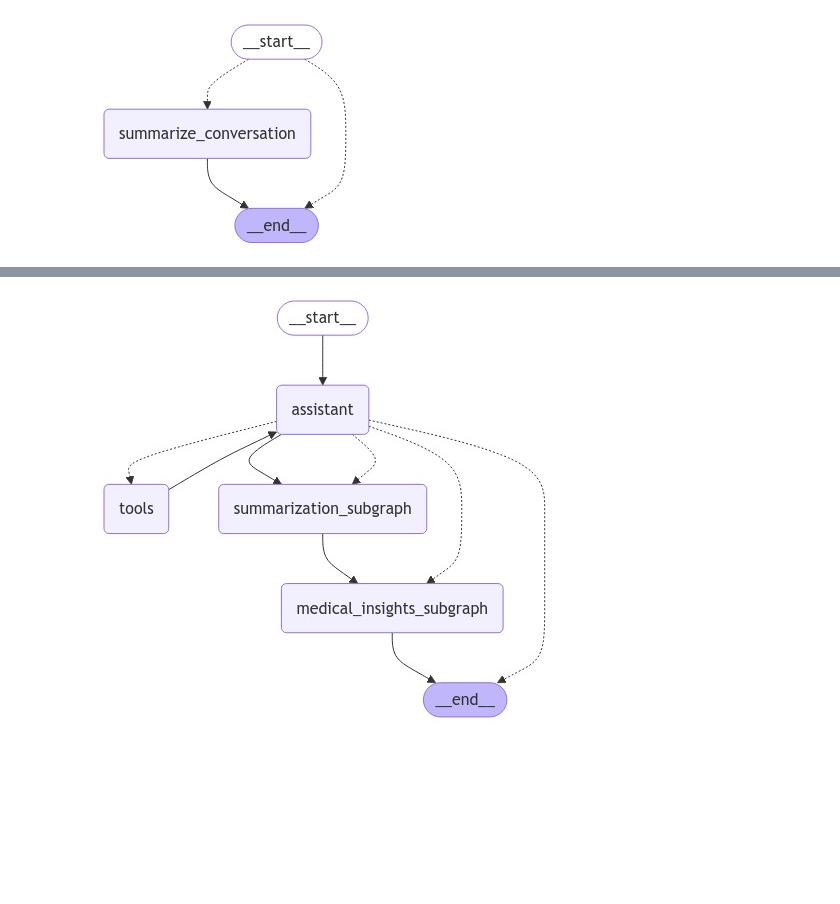
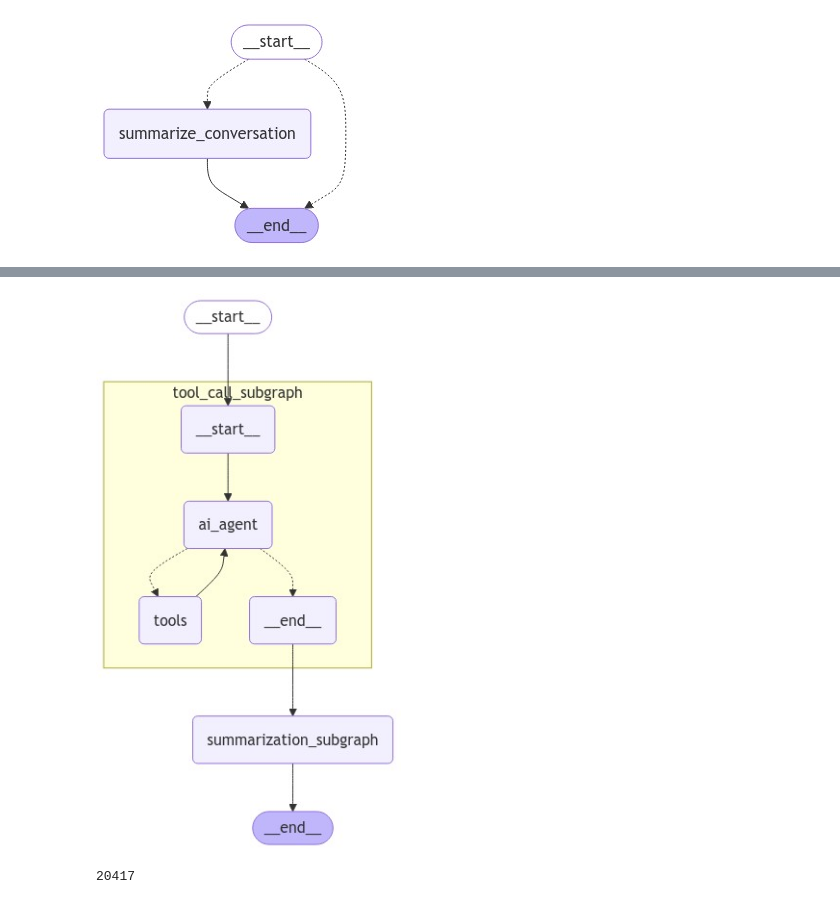
Before and after one commit to sajedjalil/Patient-Chat, a Jupyter notebook: home/notebooks/llm_agent.ipynb, the cells around one changed output, grey strips where cells are left out. Drawn from its saved outputs; the diff is of its cells as text; code cells hidden in the pictures; blank space fills up the shorter version.

```diff
--- a/home/notebooks/llm_agent.ipynb
+++ b/home/notebooks/llm_agent.ipynb
@@ -116,11 +88,11 @@ def if_need_summarization(state: State) -> Literal["summarize_conversation", "__
 # %% [markdown]
 ## Summarization sub graph
 # %%
-def build_summarize_subgraph() -> StateGraph:
+def __build_summarize_subgraph() -> StateGraph:
     builder = StateGraph(State)
-    builder.add_node("summarize_conversation", summarize_conversation)
+    builder.add_node("summarize_conversation", __summarize_conversation)
 
-    builder.add_conditional_edges(START, if_need_summarization)
+    builder.add_conditional_edges(START, __if_need_summarization)
     builder.add_edge("summarize_conversation", END)
 
     return builder
@@ -137,11 +109,12 @@ display(Image(graph.get_graph(xray=True).draw_mermaid_png()))
 # %%
-medical_insights_prompt = """Make an medical insight analysis of the given conversation. Try be concise as much as
-possible. If none found reply only saying - No Medical insights available."""
+tool_list = [Tools.request_medication_change, Tools.request_appointment_change]
+def __build_tool_call_subgraph() -> StateGraph:
+    builder = StateGraph(State)
+    builder.add_node("ai_agent", __ai_agent)
+    builder.add_node("tools", ToolNode(tool_list))
 
-model_claude_3_haiku = ChatAnthropic(model="claude-3-haiku-20240307")
+    builder.add_edge(START, "ai_agent")
+    builder.add_conditional_edges("ai_agent", tools_condition)
+    builder.add_edge("tools", "ai_agent")
 
-def medical_insights(state: State):
-    messages = state["messages"] + [HumanMessage(content=medical_insights_prompt)]
-    response = model_claude_3_haiku.invoke(messages)
-
-    return {"medical_insights": response.content}
+    return builder
@@ -163,30 +129,27 @@ display(Image(graph.get_graph(xray=True).draw_mermaid_png()))
 # %%
+
 def build_graph() -> StateGraph:
     builder = StateGraph(State)
-    builder.add_node("assistant", assistant)
-    builder.add_node("tools", ToolNode(tool_list))
-    builder.add_node("summarization_subgraph", build_summarize_subgraph().compile())
-    builder.add_node("medical_insights_subgraph", build_medical_insight_subgraph().compile())
+    builder.add_node("summarization_subgraph", __build_summarize_subgraph().compile())
+    builder.add_node("tool_call_subgraph", __build_tool_call_subgraph().compile())
 
-    builder.add_edge(START, "assistant")
-    builder.add_edge( "assistant", "summarization_subgraph")
-    builder.add_conditional_edges("assistant", tools_condition)
-    builder.add_edge("tools", "assistant")
-    # builder.add_edge("summarization_subgraph", END)
-    builder.add_edge("summarization_subgraph", "medical_insights_subgraph")
-    builder.add_edge("medical_insights_subgraph", END)
+    # Set up the flow of the chatbot: start with tool call subgraph, then summarize subgraph, and end
+    builder.add_edge(START, "tool_call_subgraph")
+    builder.add_edge("tool_call_subgraph", "summarization_subgraph")
+    builder.add_edge("summarization_subgraph", END)
 
     return builder
 # %%
 from IPython.display import Image, display
 
-tool_list = [Tools.request_medication_change, Tools.make_appointment, Tools.request_appointment_change]
 memory = MemorySaver()
 graph = build_graph().compile(checkpointer=memory)
 
 display(Image(graph.get_graph(xray=True).draw_mermaid_png()))
+open("llm_graph.png", "wb").write(graph.get_graph(xray=True).draw_mermaid_png())
 # %% [output]
-[figure, old version]
+[figure, new version]
+20417
 # %%
 from pprint import pprint
 
```
Also changed, not shown: parts of 17 cells of this notebook, 6 other files.
